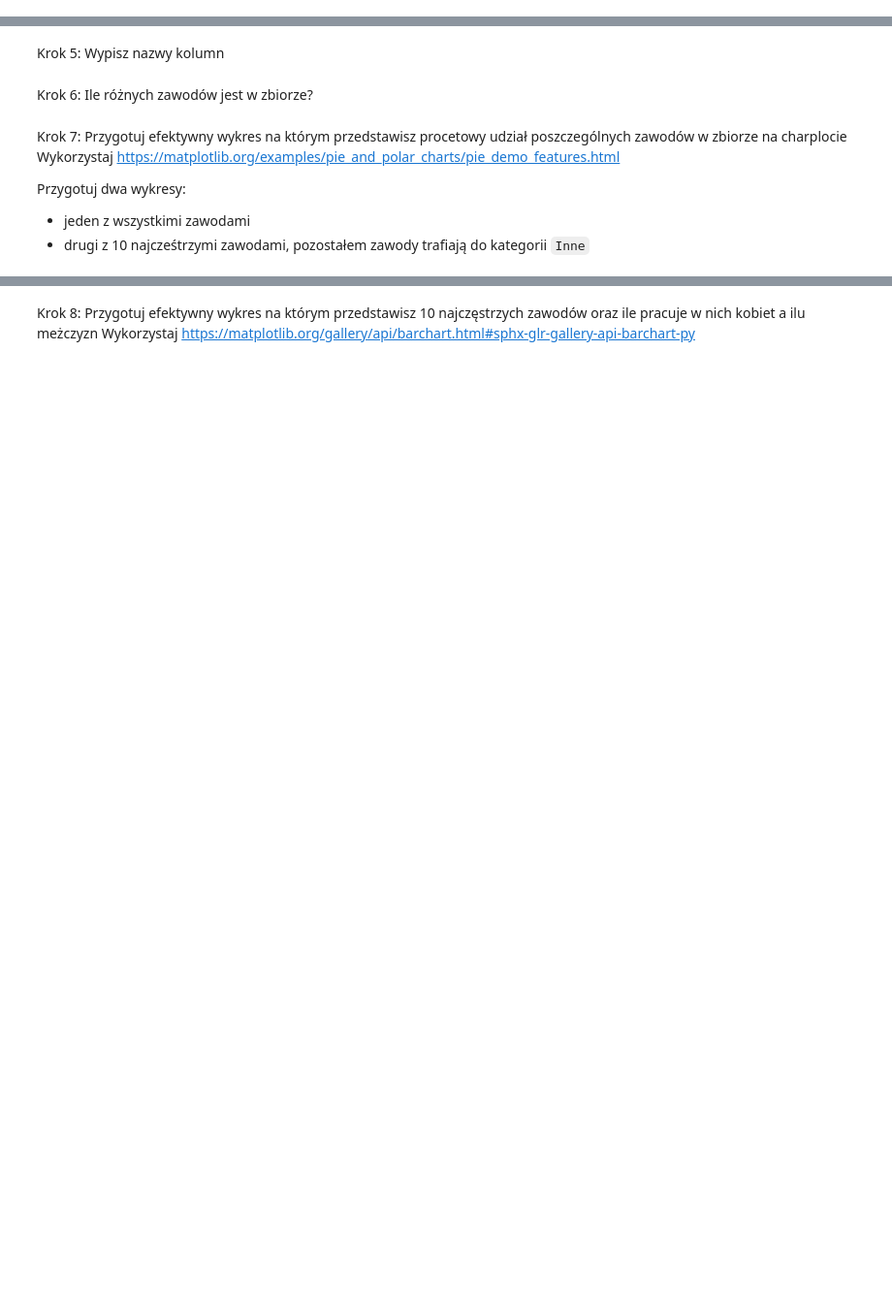
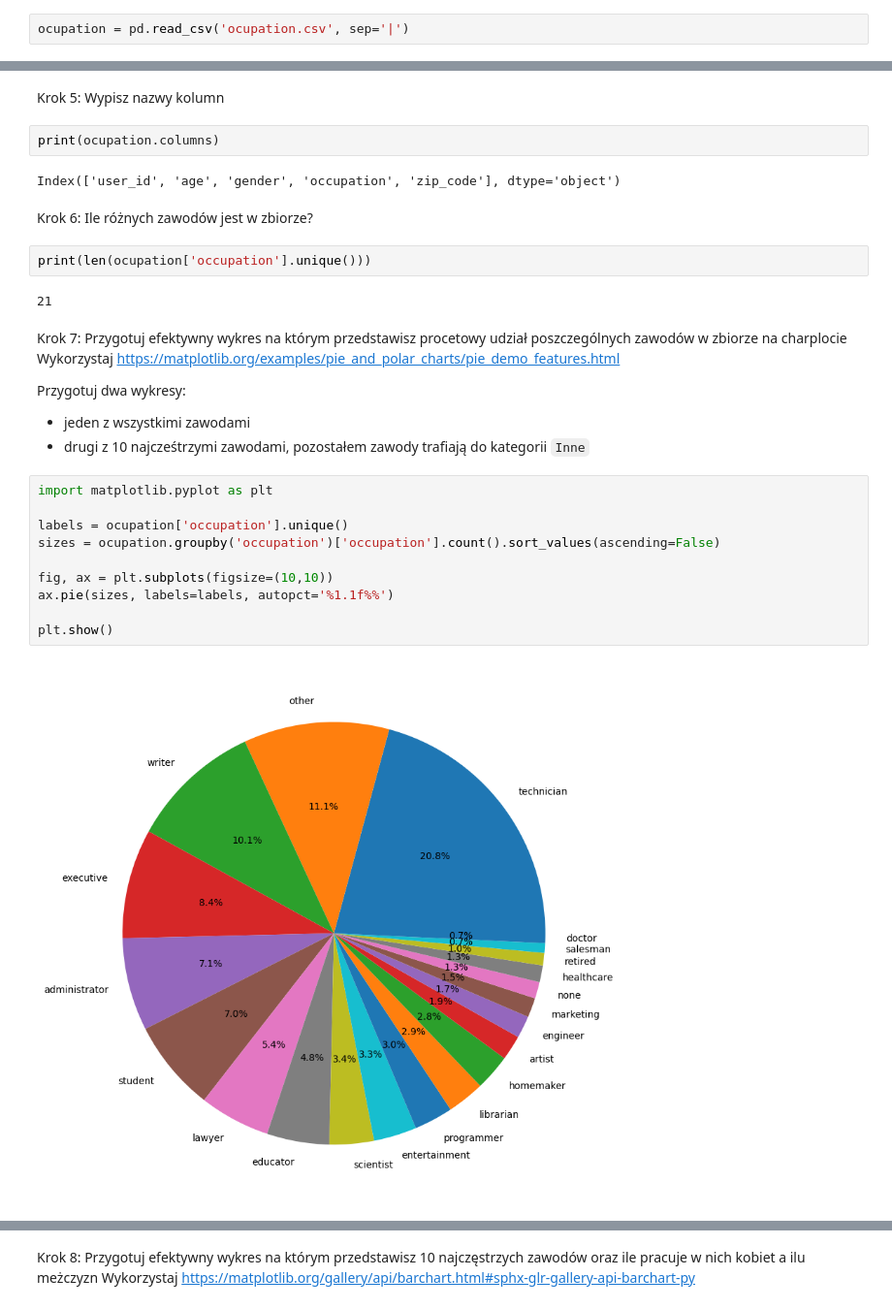
Before and after one commit to karolinawegrzyn/effective_python, a Jupyter notebook: lab12.ipynb, the cells around one changed output, grey strips where cells are left out. Shown at 97% size. Saved outputs shown, nothing was run; the diff lists cells and outputs as text; blank space fills up the shorter version.

```diff
--- a/lab12.ipynb
+++ b/lab12.ipynb
@@ -189,5 +189,7 @@ odchylenie standardowe: 122.02996350814125
 ## Część II
 # %% [markdown]
 Krok 1: Wczytaj dane
+# %%
+ocupation = pd.read_csv('ocupation.csv', sep='|')
 # %% [markdown]
 Krok 2: Podejrzyj pierwsze 25 rekordów
@@ -198,7 +240,15 @@ Krok 4: Ile jest obserwacji w zbiorze? Ile jest kolumn w zbiorze?
 # %% [markdown]
 Krok 5: Wypisz nazwy kolumn
+# %%
+print(ocupation.columns)
+# %% [output]
+Index(['user_id', 'age', 'gender', 'occupation', 'zip_code'], dtype='object')
 # %% [markdown]
 Krok 6: Ile różnych zawodów jest w zbiorze?
+# %%
+print(len(ocupation['occupation'].unique()))
+# %% [output]
+21
 # %% [markdown]
 Krok 7: Przygotuj efektywny wykres na którym przedstawisz procetowy udział poszczególnych zawodów w zbiorze na charplocie
 Wykorzystaj https://matplotlib.org/examples/pie_and_polar_charts/pie_demo_features.html
@@ -206,3 +256,15 @@ Wykorzystaj https://matplotlib.org/examples/pie_and_polar_charts/pie_demo_featur
 Przygotuj dwa wykresy:
 - jeden z wszystkimi zawodami
 - drugi z 10 najcześtrzymi zawodami, pozostałem zawody trafiają do kategorii `Inne`
+# %%
+import matplotlib.pyplot as plt
+
+labels = ocupation['occupation'].unique()
+sizes = ocupation.groupby('occupation')['occupation'].count().sort_values(ascending=False)
+
+fig, ax = plt.subplots(figsize=(10,10))
+ax.pie(sizes, labels=labels, autopct='%1.1f%%')
+
+plt.show()
+# %% [output]
+[figure, added]
```
Also changed, not shown: parts of 7 cells of this notebook.
